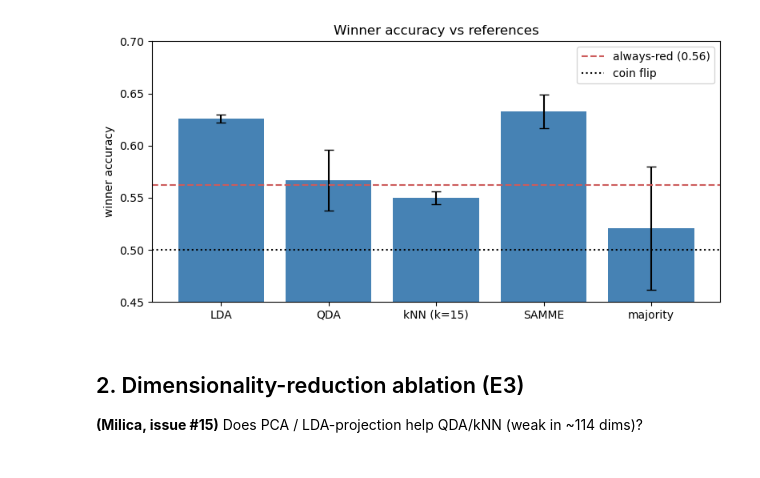
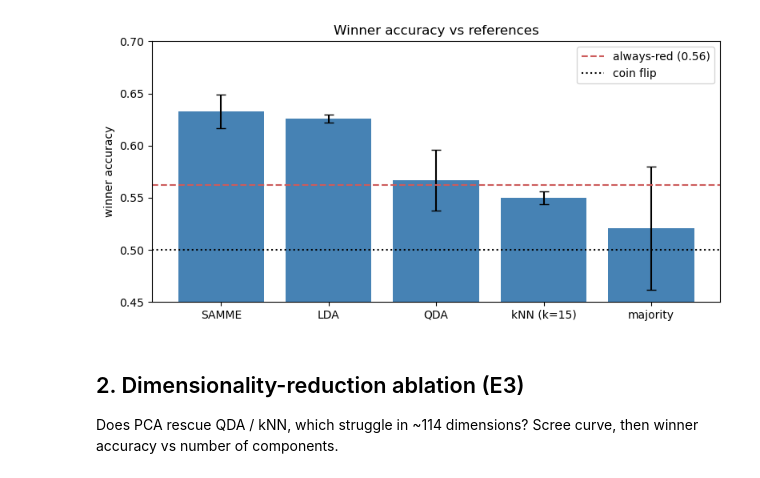
Before and after one commit to lcubrilo/PRML-Projekat, a Jupyter notebook: notebooks/04_results.ipynb, the cells around one changed output. Cells and saved outputs as stored; diff of their text form; code cells hidden in the pictures.

```diff
--- a/notebooks/04_results.ipynb
+++ b/notebooks/04_results.ipynb
@@ -14,10 +14,9 @@ Baselines (02) + SAMME (03) + naive + market, all on the original-corner test.
 # %%
 base = pd.read_csv('../report/results_baselines.csv', index_col='model')
 ext = pd.read_csv('../report/results_extension.csv', index_col='model')
-table = pd.concat([base, ext])
-# reference points (cheap, no model fit): always-red winner-rate + coin flip
+table = pd.concat([ext, base])
 ds = build_dataset(seed=0)
 ar = (collapse_winner(ds.y_test.values) == 'Red').mean()
-print(f'always-red winner = {ar:.3f}   coin-flip = 0.500')
+print(f'always-red winner = {ar:.3f}   coin-flip = 0.500   market log-loss = 1.551')
 table.round(3)
 # %% [output]
@@ -32,16 +31,14 @@ always-red winner = 0.562   coin-flip = 0.500
 # %%
-# winner-accuracy comparison with error bars (the headline results figure)
-order = ['LDA','QDA','kNN (k=15)','SAMME','majority']
-order = [m for m in order if m in table.index]
+order = [m for m in ['SAMME','LDA','QDA','kNN (k=15)','majority'] if m in table.index]
 means = table.loc[order,'winner_mean']; stds = table.loc[order,'winner_std'].fillna(0)
 fig, ax = plt.subplots(figsize=(8,4))
 ax.bar(order, means, yerr=stds, capsize=4, color='steelblue')
 ax.axhline(ar, ls='--', c='indianred', label=f'always-red ({ar:.2f})')
 ax.axhline(0.5, ls=':', c='k', label='coin flip')
-ax.set_ylabel('winner accuracy'); ax.set_ylim(0.45, 0.7); ax.legend(); ax.set_title('Winner accuracy vs references')
+ax.set_ylabel('winner accuracy'); ax.set_ylim(0.45,0.7); ax.legend(); ax.set_title('Winner accuracy vs references')
 plt.tight_layout(); save_fig('model_comparison'); plt.show()
 # %% [output]
-[figure, old version]
+[figure, new version]
 # %% [markdown]
 ## 2. Dimensionality-reduction ablation (E3)
-**(Milica, issue #15)** Does PCA / LDA-projection help QDA/kNN (weak in ~114 dims)?
+Does PCA rescue QDA / kNN, which struggle in ~114 dimensions? Scree curve, then winner accuracy vs number of components.
```
Also changed, not shown: parts of 9 cells of this notebook, 7 other files.
